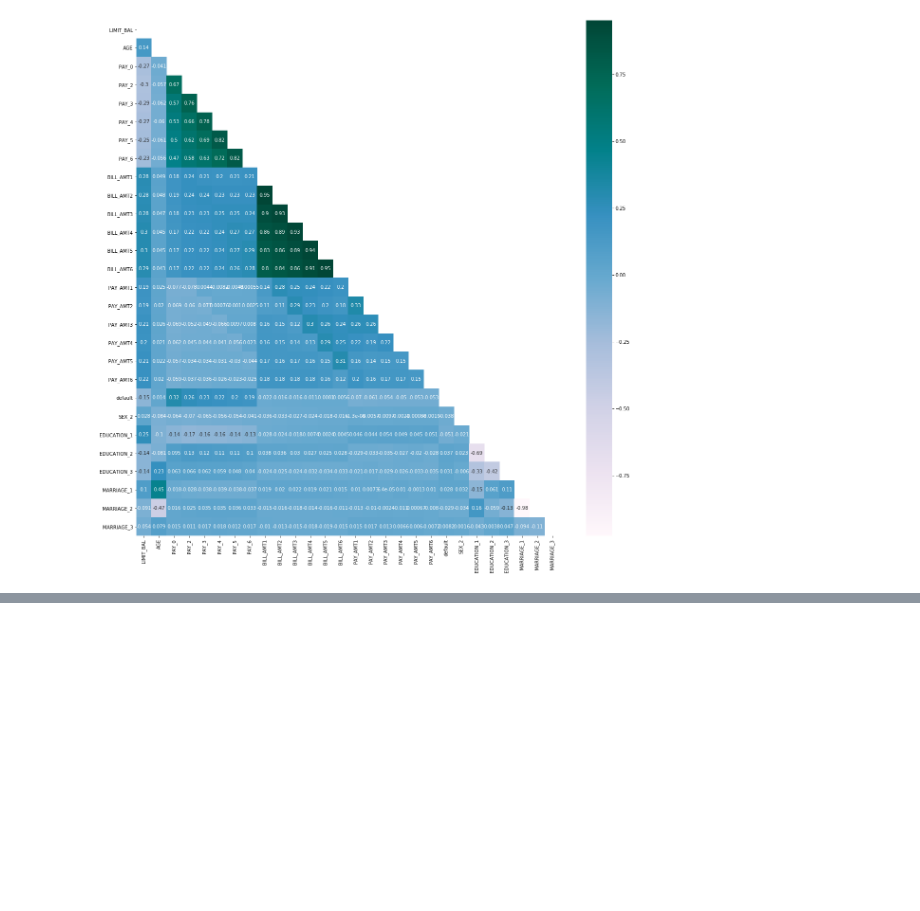
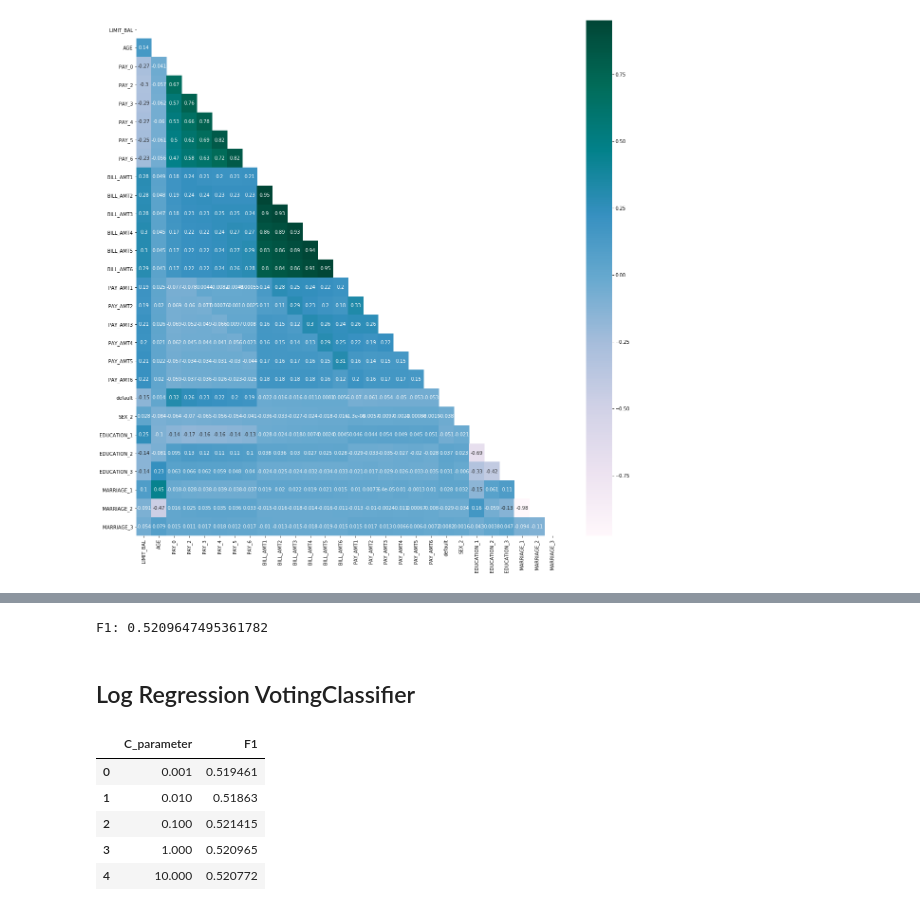
Before and after one commit to zahmedgit/nyc-ds-033020-lectures, a Jupyter notebook: Mod_3/bake_off/Bake_off1.ipynb, the cells around one changed output, grey strips where cells are left out. Saved outputs shown, nothing was run; the diff lists cells and outputs as text; code cells hidden in the pictures; blank space fills up the shorter version.

```diff
--- a/Mod_3/bake_off/Bake_off1.ipynb
+++ b/Mod_3/bake_off/Bake_off1.ipynb
@@ -37,3 +39,6 @@ f, ax2 = plt.subplots(figsize=(20, 20))
 ax2 = sns.heatmap(corr,mask=mask,cmap="PuBuGn",annot = True)
 # %% [output]
 [figure]
+# %%
+#create dummy variables
+df3 = pd.get_dummies(df2, columns = ['PAY_0','PAY_2','PAY_3','PAY_4','PAY_5','PAY_6'],drop_first=True)
@@ -39,0 +132,3 @@ ax2 = sns.heatmap(corr,mask=mask,cmap="PuBuGn",annot = True)
+# %%
+# Initiate model to use in GridSearch
+lr_blncd=LogisticRegression(class_weight='balanced',max_iter=1000, random_state=1)
@@ -39,0 +142,6 @@ ax2 = sns.heatmap(corr,mask=mask,cmap="PuBuGn",annot = True)
+# %%
+# Instantiate our Gridsearch
+lr_grid=GridSearchCV(lr_blncd,params_lr,cv=10,scoring='f1',n_jobs=-1,verbose=1)
+
+# Fit GridSearch to our data
+lr_grid.fit(X_train,y_train)
@@ -39,0 +187,50 @@ ax2 = sns.heatmap(corr,mask=mask,cmap="PuBuGn",annot = True)
+# %%
+#Predict the response for test dataset
+y_pred = lr_grid.best_estimator_.predict(X_test)
+
+# Model Accuracy, how often is the classifier correct?
+print("F1:",metrics.f1_score(y_test, y_pred))
+# %% [output]
+F1: 0.5209647495361782
+# %% [markdown]
+## Log Regression VotingClassifier
+# %%
+
+C_param_range = [0.001,0.01,0.1,1,10]
+titles = ['lr_0_001', 'lr_0_01', 'lr_0_1', 'lr_1', 'lr_10']
+
+params = dict(zip(titles, C_param_range))
+models = {}
+
+table = pd.DataFrame(columns = ['C_parameter','F1'])
+table['C_parameter'] = C_param_range
+j = 0
+
+for k , v  in params.items():
+
+    # Create model using different value for c
+    lr = LogisticRegression(penalty = 'l2', C = v, random_state = 1, class_weight='balanced', max_iter=1000)
+
+    #save the model to a dictionary to use later in our voting classifiers
+    models[k]= lr
+
+    #the steps below this point are unnecessary in order to create a voting classifier,
+    #but it is easy to fit the model and see how performance changes for different levels of regularization
+    lr.fit(X_train, y_train)
+
+    # Predict using model
+    y_preds = lr.predict(X_test)
+
+    # Saving accuracy score in table
+    table.iloc[j,1] = metrics.f1_score(y_test, y_preds)
+    j += 1
+# %%
+#review performance for different levels of C
+table
+# %% [output]
+|  | C_parameter | F1 |
+| 0 | 0.001 | 0.519461 |
+| 1 | 0.010 | 0.51863 |
+| 2 | 0.100 | 0.521415 |
+| 3 | 1.000 | 0.520965 |
+| 4 | 10.000 | 0.520772 |
```
Also changed, not shown: parts of 122 cells of this notebook, 7 other files.
